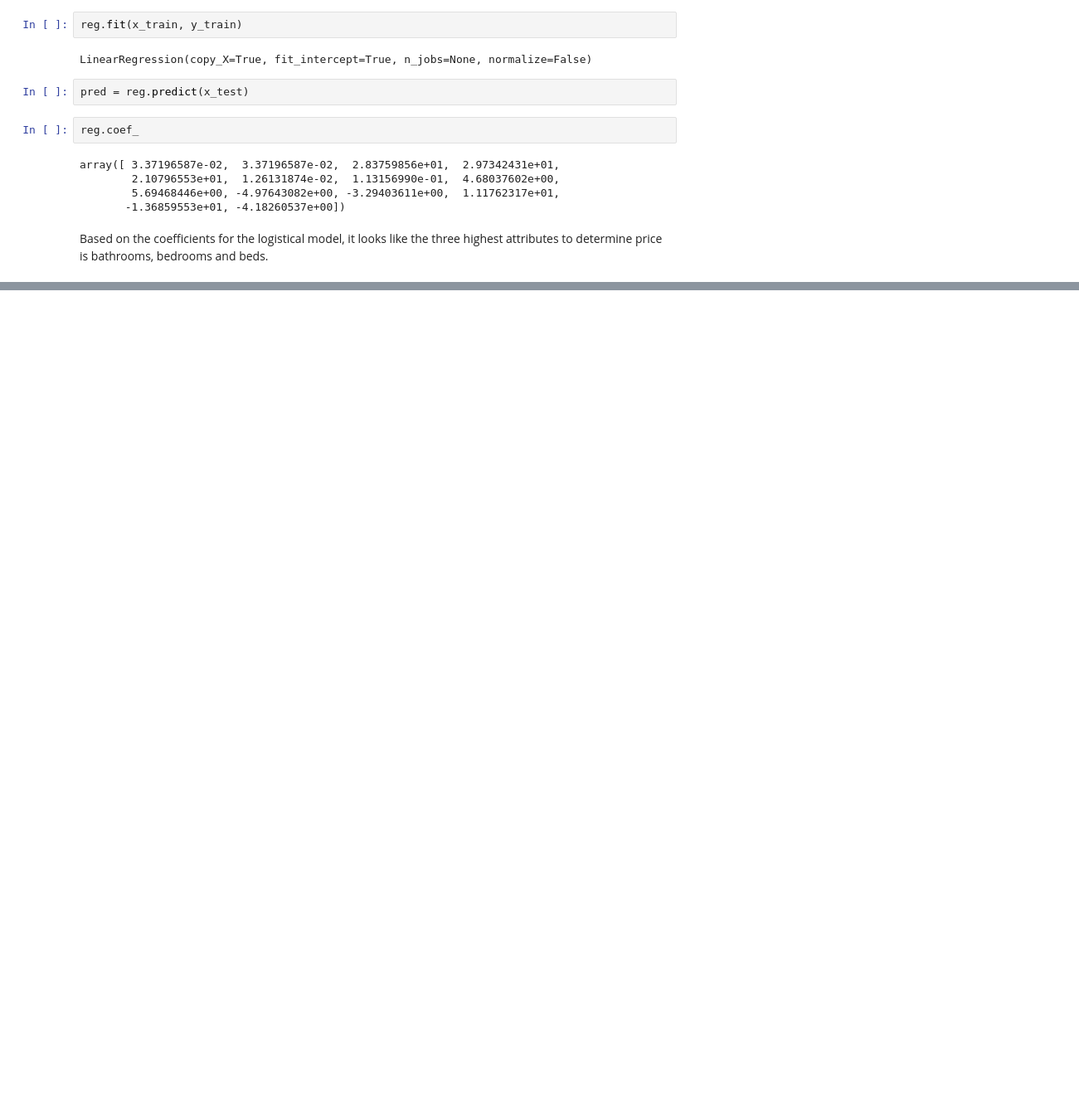
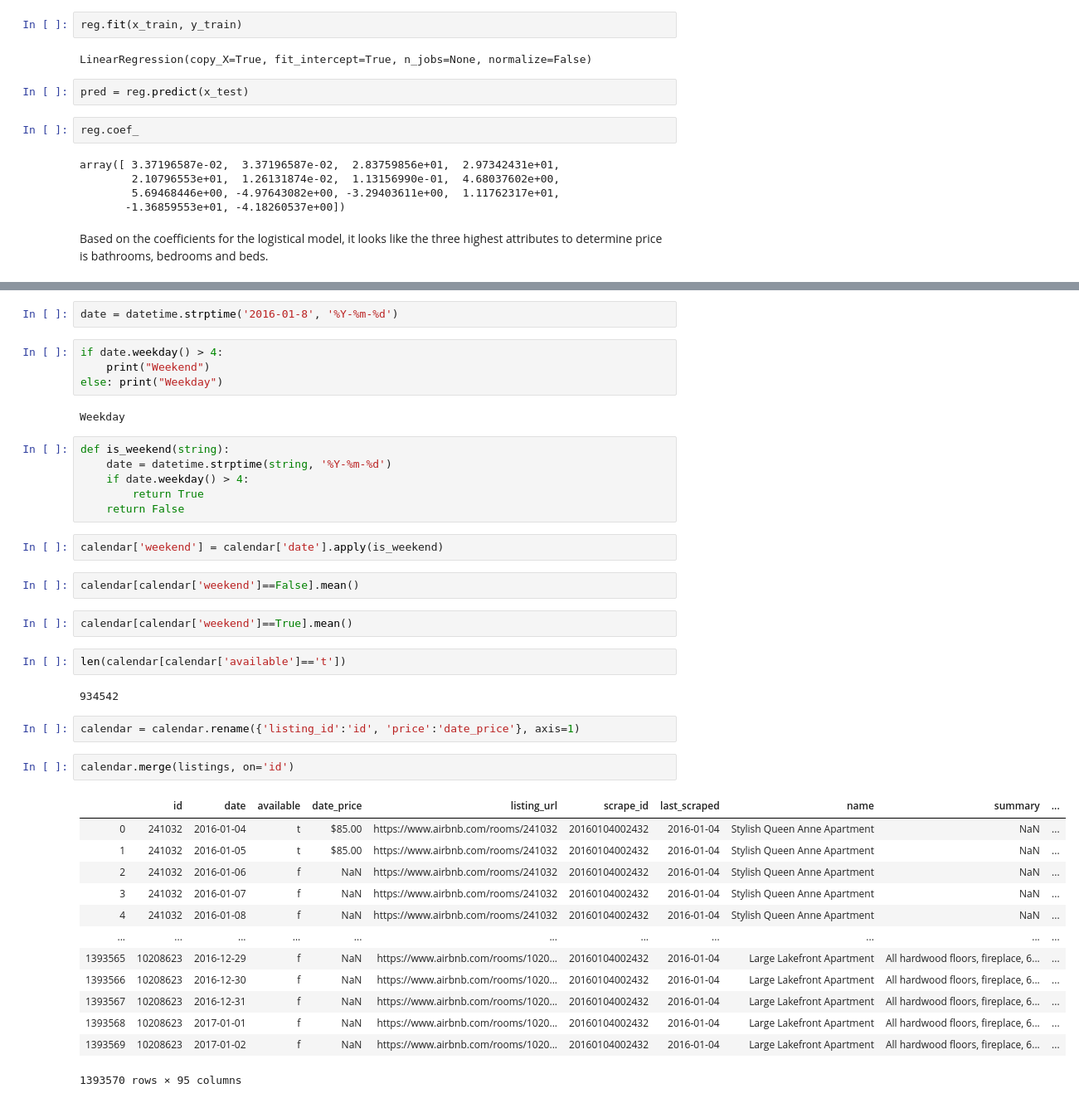
Before and after one commit to ebrunette/UdacityDataScienceNanoDegree, a Jupyter notebook: ProjectOne/AirB&BEDA.ipynb, the cells around one changed output, grey strips where cells are left out. Shown: that part at 83% size. Saved outputs shown, nothing was run; the diff lists cells and outputs as text; blank space fills up the shorter version.

```diff
--- a/ProjectOne/AirB&BEDA.ipynb
+++ b/ProjectOne/AirB&BEDA.ipynb
@@ -344,0 +386,42 @@ Based on the coefficients for the logistical model, it looks like the three high
+# %%
+date = datetime.strptime('2016-01-8', '%Y-%m-%d')
+# %%
+if date.weekday() > 4:
+    print("Weekend")
+else: print("Weekday")
+# %% [output]
+Weekday
+# %%
+def is_weekend(string):
+    date = datetime.strptime(string, '%Y-%m-%d')
+    if date.weekday() > 4:
+        return True
+    return False
+# %%
+calendar['weekend'] = calendar['date'].apply(is_weekend)
+# %%
+calendar[calendar['weekend']==False].mean()
+# %%
+calendar[calendar['weekend']==True].mean()
+# %%
+len(calendar[calendar['available']=='t'])
+# %% [output]
+934542
+# %%
+calendar = calendar.rename({'listing_id':'id', 'price':'date_price'}, axis=1)
+# %%
+calendar.merge(listings, on='id')
+# %% [output]
+|  | id | date | available | date_price | listing_url | scrape_id | last_scraped | name | summary | ... |
+| 0 | 241032 | 2016-01-04 | t | $85.00 | https://www.airbnb.com/rooms/241032 | 20160104002432 | 2016-01-04 | Stylish Queen Anne Apartment | NaN | ... |
+| 1 | 241032 | 2016-01-05 | t | $85.00 | https://www.airbnb.com/rooms/241032 | 20160104002432 | 2016-01-04 | Stylish Queen Anne Apartment | NaN | ... |
+| 2 | 241032 | 2016-01-06 | f | NaN | https://www.airbnb.com/rooms/241032 | 20160104002432 | 2016-01-04 | Stylish Queen Anne Apartment | NaN | ... |
+| 3 | 241032 | 2016-01-07 | f | NaN | https://www.airbnb.com/rooms/241032 | 20160104002432 | 2016-01-04 | Stylish Queen Anne Apartment | NaN | ... |
+| 4 | 241032 | 2016-01-08 | f | NaN | https://www.airbnb.com/rooms/241032 | 20160104002432 | 2016-01-04 | Stylish Queen Anne Apartment | NaN | ... |
+| ... | ... | ... | ... | ... | ... | ... | ... | ... | ... | ... |
+| 1393565 | 10208623 | 2016-12-29 | f | NaN | https://www.airbnb.com/rooms/1020... | 20160104002432 | 2016-01-04 | Large Lakefront Apartment | All hardwood floors, fireplace, 6... | ... |
+| 1393566 | 10208623 | 2016-12-30 | f | NaN | https://www.airbnb.com/rooms/1020... | 20160104002432 | 2016-01-04 | Large Lakefront Apartment | All hardwood floors, fireplace, 6... | ... |
+| 1393567 | 10208623 | 2016-12-31 | f | NaN | https://www.airbnb.com/rooms/1020... | 20160104002432 | 2016-01-04 | Large Lakefront Apartment | All hardwood floors, fireplace, 6... | ... |
+| 1393568 | 10208623 | 2017-01-01 | f | NaN | https://www.airbnb.com/rooms/1020... | 20160104002432 | 2016-01-04 | Large Lakefront Apartment | All hardwood floors, fireplace, 6... | ... |
+| 1393569 | 10208623 | 2017-01-02 | f | NaN | https://www.airbnb.com/rooms/1020... | 20160104002432 | 2016-01-04 | Large Lakefront Apartment | All hardwood floors, fireplace, 6... | ... |
+1393570 rows × 95 columns
```
Also changed, not shown: parts of 8 cells of this notebook.
